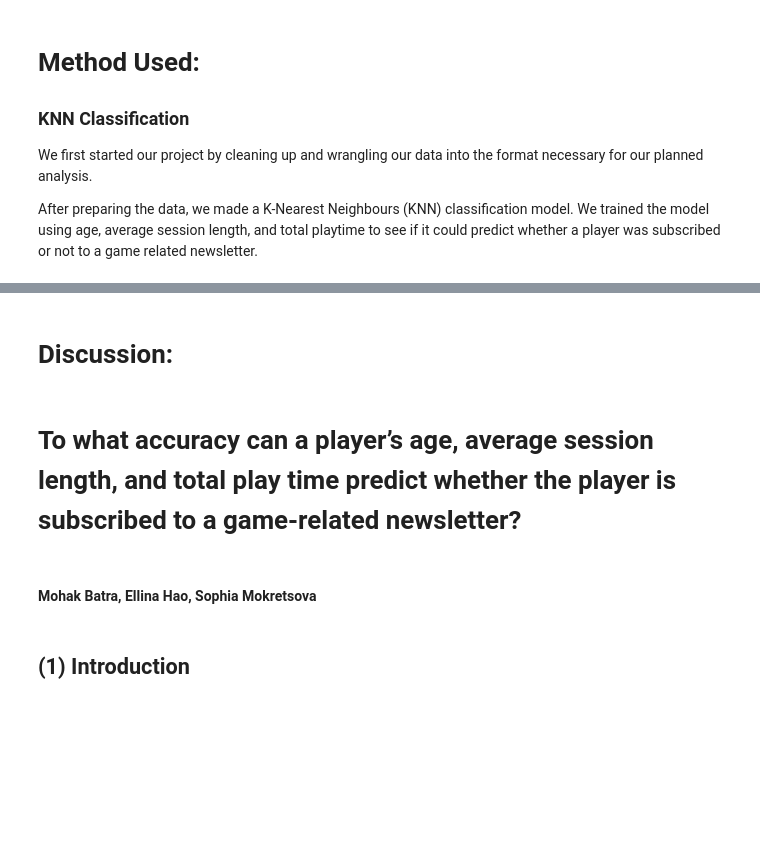
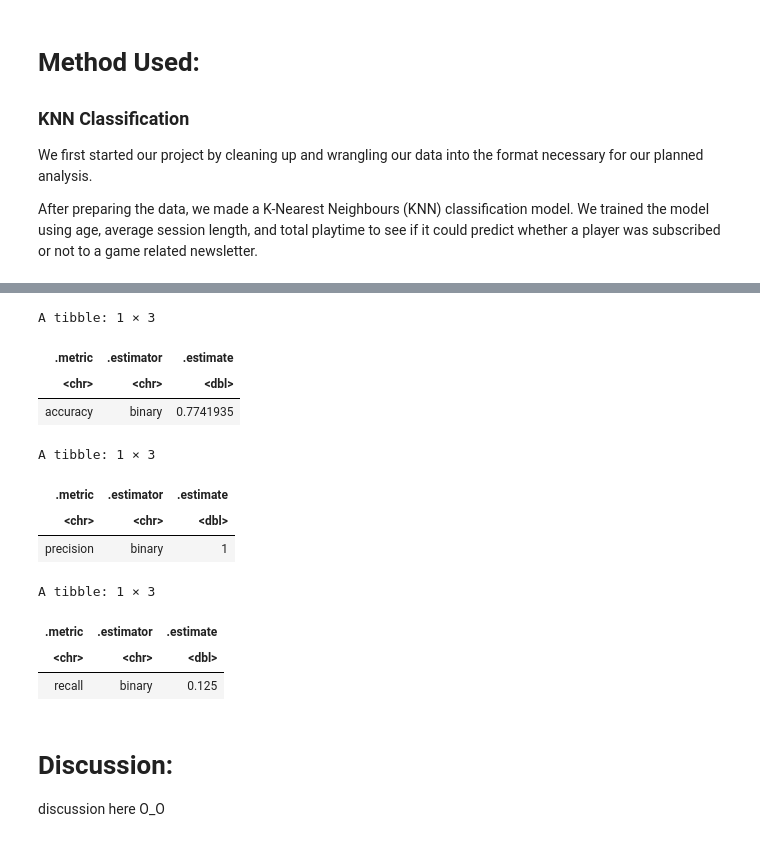
Before and after one commit to MohakB3/dsci-100-final-project, a Jupyter notebook: Project_Final_Report.ipynb, the cells around one changed output, grey strips where cells are left out. Saved outputs shown, nothing was run; the diff lists cells and outputs as text; code cells hidden in the pictures; blank space fills up the shorter version.

```diff
--- a/Project_Final_Report.ipynb
+++ b/Project_Final_Report.ipynb
@@ -80,8 +99,56 @@ A tibble: 1 × 3
+# %%
+set.seed(69420)  # for reproducibility :3
+
+data_split <- initial_split(merged_data, prop = 0.75) #splitting data into training and testing datasets (split by 0.75 and 0.25)
+train_data <- training(data_split)
+test_data  <- testing(data_split)
+
+
+#creating a model specification for K-nearest neighbors classification
+knn_spec <- nearest_neighbor(weight_func = "rectangular", neighbors = 9) |>
+  set_engine("kknn") |> #using k nearest neighbors
+  set_mode("classification") #our model type classification
+
+#creating the centering and scaling the recipe (scaled the data so that all variables are on similar ranges, which helps KNN make more accurate distance predictions.)
+train_recipe <- recipe(subscribe ~ Age + player_average_session_length + played_hours, data = train_data) |> #predicting subscribe using our predictors age, avg session length and total played hrs from our training data.
+    step_scale(all_predictors()) |>
+    step_center(all_predictors())
+
+
+knn_fit <- workflow() |>
+    add_recipe(train_recipe) |> #applies recipe
+    add_model(knn_spec) |> #using knn classification model
+    fit(data = train_data) #trains model using the train dataset
+
+data_test_predictions <- predict(knn_fit, test_data) |>
+    bind_cols(test_data)
+
+accuracy <- data_test_predictions |>
+    metrics(truth = subscribe, estimate = .pred_class) |>
+    filter(.metric == "accuracy")
+accuracy
+
+precision <- data_test_predictions |>
+    precision(truth = subscribe, estimate = .pred_class, event_level = "first")
+precision
+
+recall <- data_test_predictions |>
+    recall(truth = subscribe, estimate = .pred_class, event_level = "first")
+recall
+# %% [output]
+A tibble: 1 × 3
+| .metric | .estimator | .estimate |
+| <chr> | <chr> | <dbl> |
+| accuracy | binary | 0.7741935 |
+A tibble: 1 × 3
+| .metric | .estimator | .estimate |
+| <chr> | <chr> | <dbl> |
+| precision | binary | 1 |
+A tibble: 1 × 3
+| .metric | .estimator | .estimate |
+| <chr> | <chr> | <dbl> |
+| recall | binary | 0.125 |
 # %% [markdown]
 # Discussion:
+
+discussion here O_O
-# %% [markdown]
-# To what accuracy can a player’s age, average session length, and total play time predict whether the player is subscribed to a game-related newsletter?
-# %% [markdown]
-#### Mohak Batra, Ellina Hao, Sophia Mokretsova
-# %% [markdown]
-## (1) Introduction
```
Also changed, not shown: parts of 7 cells of this notebook.
